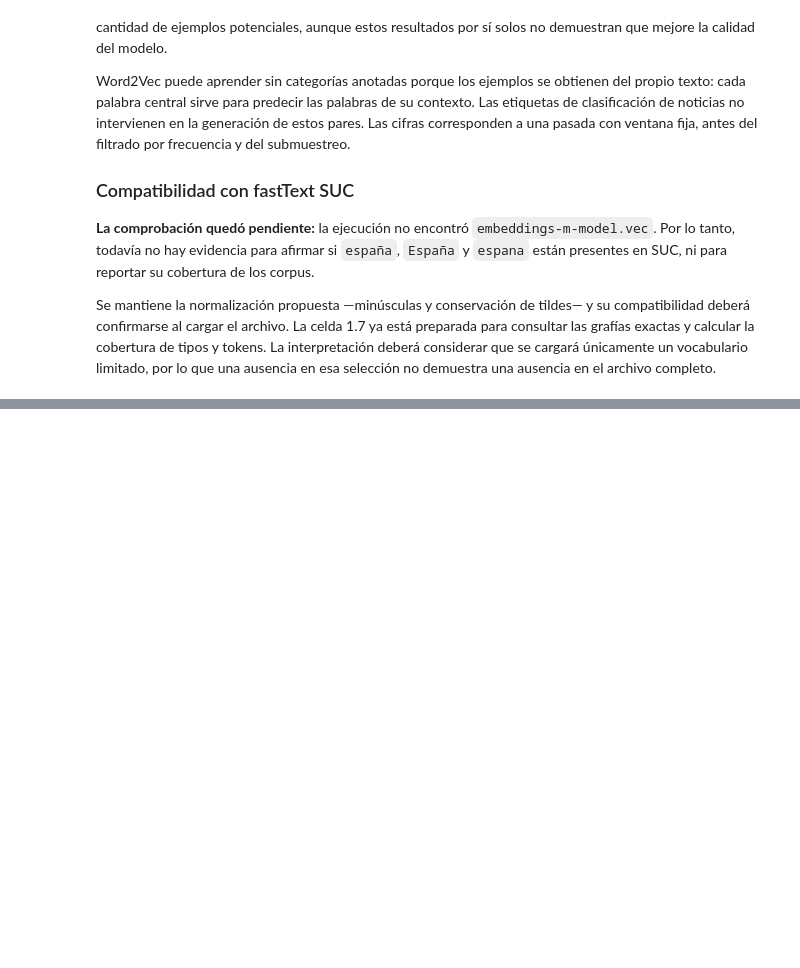
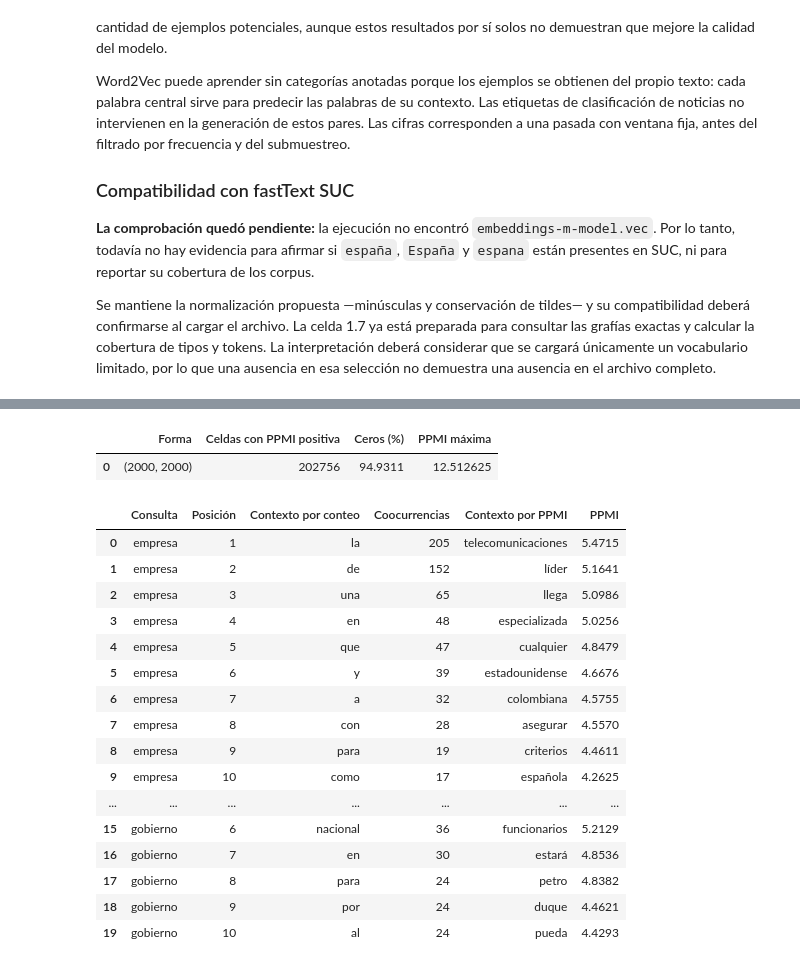
Before and after one commit to Jtanchezz/NLP, a Jupyter notebook: Lab9/lab9.ipynb, the cells around one changed output, grey strips where cells are left out. Saved outputs shown, nothing was run; the diff lists cells and outputs as text; code cells hidden in the pictures; blank space fills up the shorter version.

```diff
--- a/Lab9/lab9.ipynb
+++ b/Lab9/lab9.ipynb
@@ -466,0 +646,59 @@ Se mantiene la normalización propuesta —minúsculas y conservación de tildes
+# %%
+def calcular_ppmi(conteos):
+    x = np.asarray(conteos, dtype=np.float64)
+    total = x.sum()
+    if total <= 0:
+        raise ValueError("La matriz debe contener al menos una coocurrencia.")
+    marginal_palabra = x.sum(axis=1)
+    marginal_contexto = x.sum(axis=0)
+    filas, columnas = np.nonzero(x)
+    # log2(X_wc * N / (suma_fila * suma_columna)), sin logaritmos de cero.
+    pmi = (np.log2(x[filas, columnas]) + np.log2(total)
+           - np.log2(marginal_palabra[filas])
+           - np.log2(marginal_contexto[columnas]))
+    ppmi = np.zeros_like(x)
+    ppmi[filas, columnas] = np.maximum(0.0, pmi)
+    return ppmi
+
+
+matriz_ppmi = calcular_ppmi(matriz_cooc)
+resumen_ppmi = pd.DataFrame([{
+    "Forma": str(matriz_ppmi.shape),
+    "Celdas con PPMI positiva": int(np.count_nonzero(matriz_ppmi)),
+    "Ceros (%)": round(100 * (1 - np.count_nonzero(matriz_ppmi) / matriz_ppmi.size), 4),
+    "PPMI máxima": float(matriz_ppmi.max()),
+}])
+display(resumen_ppmi)
+
+contextos_ppmi = pd.DataFrame([
+    {"Consulta": palabra, "Posición": posicion, "Contexto": contexto, "PPMI": peso}
+    for palabra in PALABRAS_CONSULTA
+    for posicion, (contexto, peso) in enumerate(
+        contextos_principales(matriz_ppmi, palabra), start=1
+    )
+])
+comparacion_contextos = contextos_conteo.merge(
+    contextos_ppmi, on=["Consulta", "Posición"], how="outer",
+    suffixes=(" por conteo", " por PPMI"),
+)
+display(comparacion_contextos.round({"PPMI": 4}))
+# %% [output]
+|  | Forma | Celdas con PPMI positiva | Ceros (%) | PPMI máxima |
+| 0 | (2000, 2000) | 202756 | 94.9311 | 12.512625 |
+|  | Consulta | Posición | Contexto por conteo | Coocurrencias | Contexto por PPMI | PPMI |
+| 0 | empresa | 1 | la | 205 | telecomunicaciones | 5.4715 |
+| 1 | empresa | 2 | de | 152 | líder | 5.1641 |
+| 2 | empresa | 3 | una | 65 | llega | 5.0986 |
+| 3 | empresa | 4 | en | 48 | especializada | 5.0256 |
+| 4 | empresa | 5 | que | 47 | cualquier | 4.8479 |
+| 5 | empresa | 6 | y | 39 | estadounidense | 4.6676 |
+| 6 | empresa | 7 | a | 32 | colombiana | 4.5755 |
+| 7 | empresa | 8 | con | 28 | asegurar | 4.5570 |
+| 8 | empresa | 9 | para | 19 | criterios | 4.4611 |
+| 9 | empresa | 10 | como | 17 | española | 4.2625 |
+| ... | ... | ... | ... | ... | ... | ... |
+| 15 | gobierno | 6 | nacional | 36 | funcionarios | 5.2129 |
+| 16 | gobierno | 7 | en | 30 | estará | 4.8536 |
+| 17 | gobierno | 8 | para | 24 | petro | 4.8382 |
+| 18 | gobierno | 9 | por | 24 | duque | 4.4621 |
+| 19 | gobierno | 10 | al | 24 | pueda | 4.4293 |
```
Also changed, not shown: parts of 16 cells of this notebook, 1 other file.
